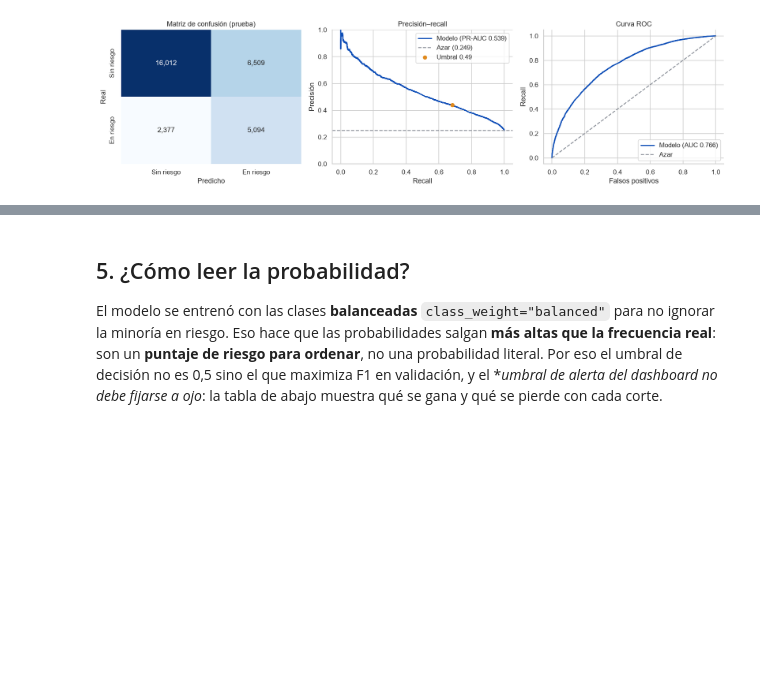
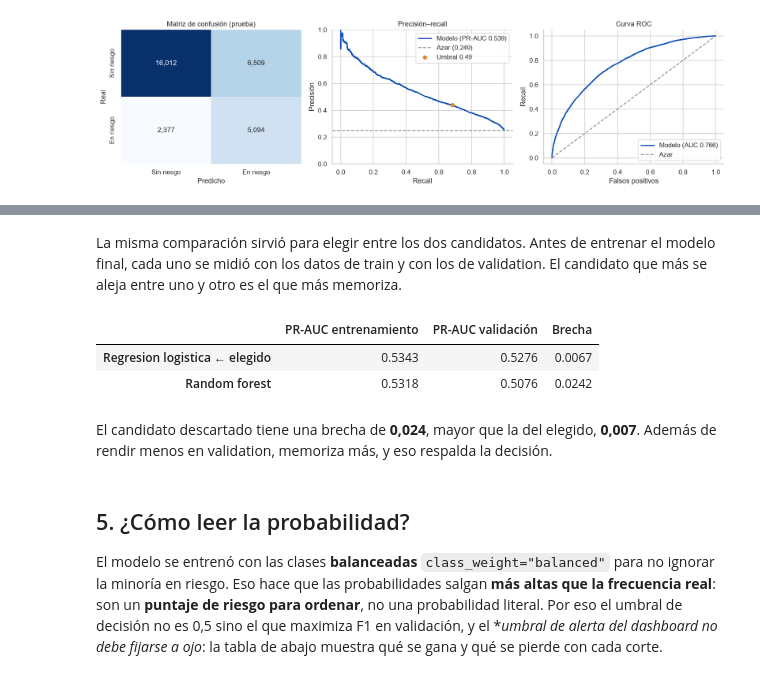
Before and after one commit to valegcollazos/ETL_ENTREGA_02_PROYECTO, a Jupyter notebook: notebooks/info_modelo_ml.ipynb, the cells around one changed output, grey strips where cells are left out. Saved outputs shown, nothing was run; the diff lists cells and outputs as text; code cells hidden in the pictures; blank space fills up the shorter version.

```diff
--- a/notebooks/info_modelo_ml.ipynb
+++ b/notebooks/info_modelo_ml.ipynb
@@ -192,3 +234,29 @@ plt.tight_layout(); plt.show()
+# %% [markdown]
+La misma comparación sirvió para elegir entre los dos candidatos. Antes de entrenar el modelo final, cada uno se midió con los datos de train y con los de validation. El candidato que más se aleja entre uno y otro es el que más memoriza.
+# %%
+cand = pd.DataFrame(met["comparacion_validation"]).T
+if "train_pr_auc" not in cand.columns:
+    display(Markdown("Faltan las métricas de entrenamiento de los candidatos. Se generan al correr `python ml/entrenar_modelo.py`."))
+else:
+    cand["Brecha PR-AUC"] = cand["train_pr_auc"] - cand["validation_pr_auc"]
+    vista = cand[["train_pr_auc", "validation_pr_auc", "Brecha PR-AUC"]].round(4)
+    vista.columns = ["PR-AUC entrenamiento", "PR-AUC validación", "Brecha"]
+    vista.index = [i.replace("_", " ").capitalize() + (" ← elegido" if i == met["modelo"] else "") for i in vista.index]
+    display(vista)
+    otro = [k for k in cand.index if k != met["modelo"]]
+    if otro:
+        b_el, b_otro = cand.loc[met["modelo"], "Brecha PR-AUC"], cand.loc[otro[0], "Brecha PR-AUC"]
+        if b_otro > b_el:
+            display(Markdown(f"El candidato descartado tiene una brecha de **{num(b_otro, 3)}**, mayor que la del elegido, **{num(b_el, 3)}**. "
+                             "Además de rendir menos en validation, memoriza más, y eso respalda la decisión."))
+        else:
+            display(Markdown(f"La brecha del elegido es de **{num(b_el, 3)}** y la del otro candidato es de **{num(b_otro, 3)}**. "
+                             "El elegido se mantuvo por su mayor PR-AUC en validation."))
+# %% [output]
+|  | PR-AUC entrenamiento | PR-AUC validación | Brecha |
+| Regresion logistica ← elegido | 0.5343 | 0.5276 | 0.0067 |
+| Random forest | 0.5318 | 0.5076 | 0.0242 |
+El candidato descartado tiene una brecha de **0,024**, mayor que la del elegido, **0,007**. Además de rendir menos en validation, memoriza más, y eso respalda la decisión.
 # %% [markdown]
 ## 5. ¿Cómo leer la probabilidad?
 El modelo se entrenó con las clases **balanceadas** `class_weight="balanced"` para no ignorar la minoría en riesgo. Eso hace que las probabilidades salgan **más altas que la
```
Also changed, not shown: parts of 3 cells of this notebook, 8 other files.
